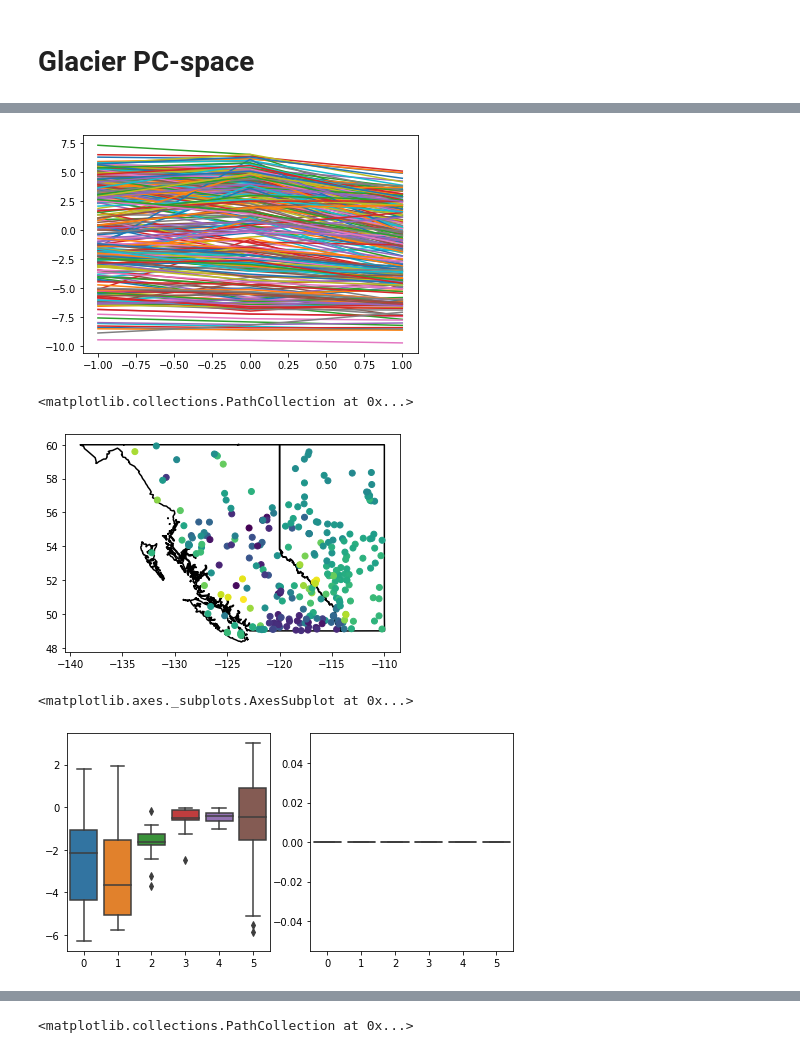
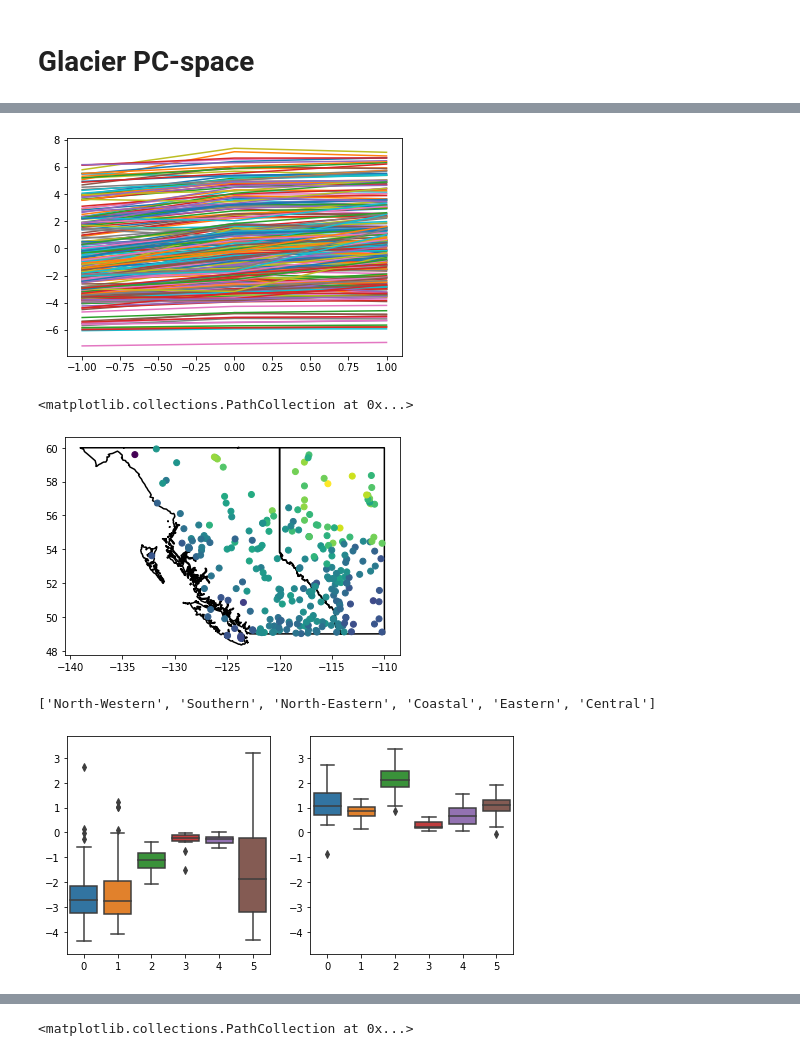
Before and after one commit to andersonsam/cnn_lstm_interpret, a Jupyter notebook: glacier_PC_space.ipynb, the cells around one changed output, grey strips where cells are left out. Saved outputs shown, nothing was run; the diff lists cells and outputs as text; code cells hidden in the pictures.

```diff
--- a/glacier_PC_space.ipynb
+++ b/glacier_PC_space.ipynb
@@ -1447,12 +1582,16 @@ f_seasonal_yearly_T[:,stationInds_north,:,:] = f_seasonal_yearly_north_T
 f_seasonal_yearly_obs = np.zeros((365,Nstations,36))
 f_seasonal_yearly_obs[:,stationInds_south,:] = f_seasonal_yearly_south_obs
 f_seasonal_yearly_obs[:,stationInds_north,:] = f_seasonal_yearly_north_obs
+
+f_seasonal_yearly_P = np.zeros((365,Nstations,36,Nperturbs_P))
+f_seasonal_yearly_P[:,stationInds_south,:,:] = f_seasonal_yearly_south_P
+f_seasonal_yearly_P[:,stationInds_north,:,:] = f_seasonal_yearly_north_P
 # %%
 #prep for PCA
 
 days = np.arange(213,244)
 days = np.arange(150,180)
-# days = np.arange(180,210)
+days = np.arange(180,210)
 # days = np.arange(240,270)
 Ndays = len(days)
 
@@ -1476,12 +1615,12 @@ PCA_input_cold = np.reshape(f_seasonal_yearly_T[:,:,:,0].T, (Nstations*36, 365))
 # PCA_input /= np.expand_dims(np.std(PCA_input, axis = -1), axis = -1)
 PCA_input_cold = PCA_input_cold[:,days]
 
-# PCA_input_wet = np.reshape(f_seasonal_yearly_P[:,:,:,2].T, (Nstations_south*36, 365))
-# # PCA_input -= np.expand_dims(np.mean(PCA_input, axis = -1), axis = -1)
-# # PCA_input /= np.expand_dims(np.std(PCA_input, axis = -1), axis = -1)
-# PCA_input_wet = PCA_input_wet[:,days]
+PCA_input_wet = np.reshape(f_seasonal_yearly_P[:,:,:,2].T, (Nstations*36, 365))
+# PCA_input -= np.expand_dims(np.mean(PCA_input, axis = -1), axis = -1)
+# PCA_input /= np.expand_dims(np.std(PCA_input, axis = -1), axis = -1)
+PCA_input_wet = PCA_input_wet[:,days]
 
-# PCA_input_dry = np.reshape(f_seasonal_yearly_P[:,:,:,0].T, (Nstations_south*36, 365))
-# # PCA_input -= np.expand_dims(np.mean(PCA_input, axis = -1), axis = -1)
-# # PCA_input /= np.expand_dims(np.std(PCA_input, axis = -1), axis = -1)
-# PCA_input_dry = PCA_input_dry[:,days]
+PCA_input_dry = np.reshape(f_seasonal_yearly_P[:,:,:,0].T, (Nstations*36, 365))
+# PCA_input -= np.expand_dims(np.mean(PCA_input, axis = -1), axis = -1)
+# PCA_input /= np.expand_dims(np.std(PCA_input, axis = -1), axis = -1)
+PCA_input_dry = PCA_input_dry[:,days]
@@ -1604,10 +1782,10 @@ for station in range(Nstations_south):
   PC0_cold_mean[station] = np.mean(PC0_cold_stations[station,:])
   PC0_cold_std[station] = np.std(PC0_cold_stations[station,:])
 
-  # PC0_wet_stations[station,:] = PCs_wet[inds,component]
-  # PC0_wet_mean[station] = np.mean(PC0_wet_stations[station,:])
-  # PC0_wet_std[station] = np.std(PC0_wet_stations[station,:])
+  PC0_wet_stations[station,:] = PCs_wet[inds,component]
+  PC0_wet_mean[station] = np.mean(PC0_wet_stations[station,:])
+  PC0_wet_std[station] = np.std(PC0_wet_stations[station,:])
 
-  # PC0_dry_stations[station,:] = PCs_dry[inds,component]
-  # PC0_dry_mean[station] = np.mean(PC0_dry_stations[station,:])
-  # PC0_dry_std[station] = np.std(PC0_dry_stations[station,:])
+  PC0_dry_stations[station,:] = PCs_dry[inds,component]
+  PC0_dry_mean[station] = np.mean(PC0_dry_stations[station,:])
+  PC0_dry_std[station] = np.std(PC0_dry_stations[station,:])
@@ -1662,13 +1833,18 @@ plt.scatter(PC0_mean, PC0_std, edgecolor =  'k', c = stationLat)
 # %%
-PC0_mean_Tperturbs = np.zeros((Nstations_south, Nperturbs_T))
+PC0_mean_Tperturbs = np.zeros((Nstations, Nperturbs_T))
 PC0_mean_Tperturbs[:,0] = PC0_cold_mean
 PC0_mean_Tperturbs[:,1] = PC0_mean
 PC0_mean_Tperturbs[:,2] = PC0_warm_mean
+
+PC0_mean_Pperturbs = np.zeros((Nstations, Nperturbs_P))
+PC0_mean_Pperturbs[:,0] = PC0_dry_mean
+PC0_mean_Pperturbs[:,1] = PC0_mean
+PC0_mean_Pperturbs[:,2] = PC0_wet_mean
 # %%
-plt.plot(T_perturbs, PC0_mean_Tperturbs.T)#[0,:])
+plt.plot(T_perturbs, PC0_mean_Pperturbs.T)#[0,:])
 plt.show()
 # %% [output]
-[figure, old version]
+[figure, new version]
 # %%
 d_warm = PC0_warm_mean - PC0_cold_mean
 d_wet = PC0_wet_mean - PC0_dry_mean
@@ -1678,17 +1852,23 @@ stationInds_south = stationInds
 fig, ax = plt.subplots()
 
 plot_prov_ax(prov = prov, ax = ax)
-ax.scatter(stationLon[stationInds_south], stationLat[stationInds_south], c = d_warm, zorder = 5)
+ax.scatter(stationLon[stationInds], stationLat[stationInds], c = d_wet, zorder = 5)
 # %% [output]
 <matplotlib.collections.PathCollection at 0x...>
-[figure, old version]
+[figure, new version]
+# %%
+cluster_names
+# %% [output]
+['North-Western', 'Southern', 'North-Eastern', 'Coastal', 'Eastern', 'Central']
 # %%
 fig, ax = plt.subplots(nrows = 1, ncols = 2, figsize = (8,4))
 sns.boxplot(seasonal_clustering.labels_, d_warm, ax = ax[0])
 sns.boxplot(seasonal_clustering.labels_, d_wet, ax = ax[1])
+
+for aa in ax.flatten():
+  aa.set_ylim(bottom = np.min([d_warm, d_wet])-0.5, top = np.max([d_warm, d_wet])+0.5)
 # %% [output]
-<matplotlib.axes._subplots.AxesSubplot at 0x...>
-[figure, old version]
+[figure, new version]
 # %%
 inds = np.argwhere(stationPG[stationInds]<0.01).squeeze()
 
```
Also changed, not shown: parts of 65 cells of this notebook.
